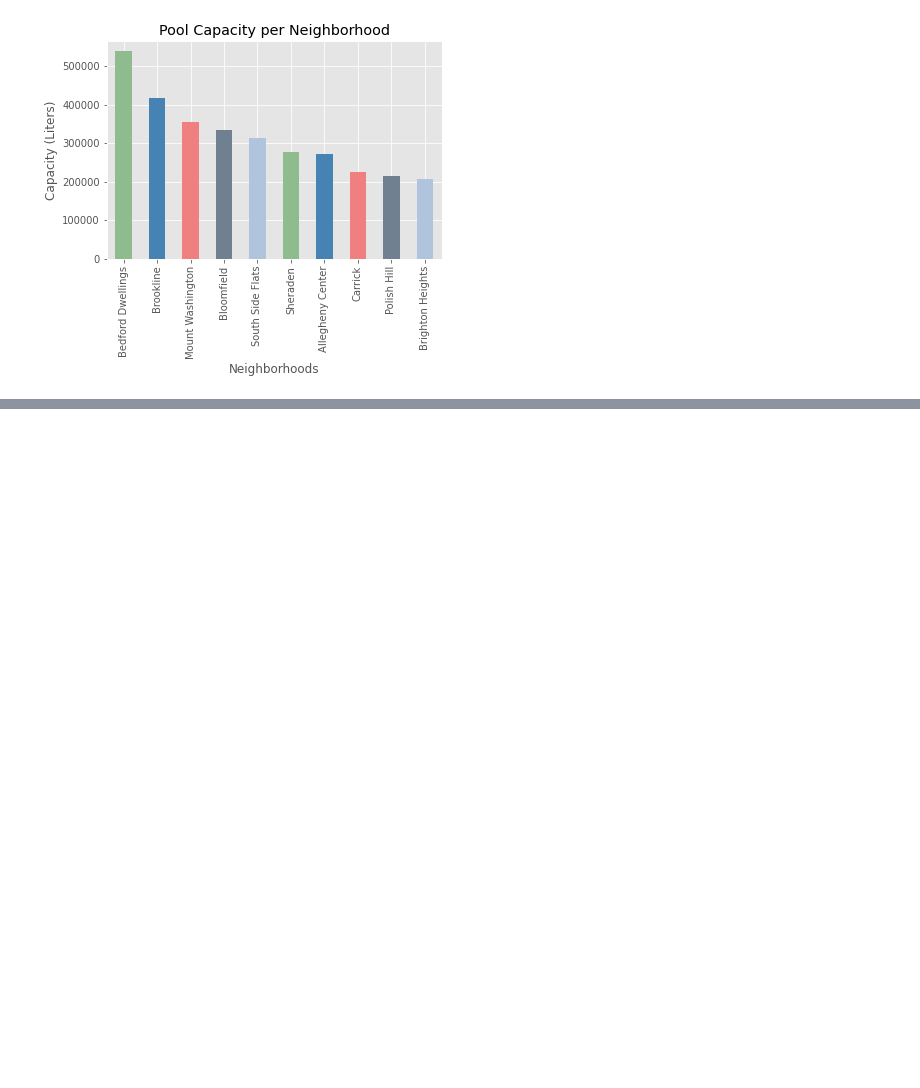
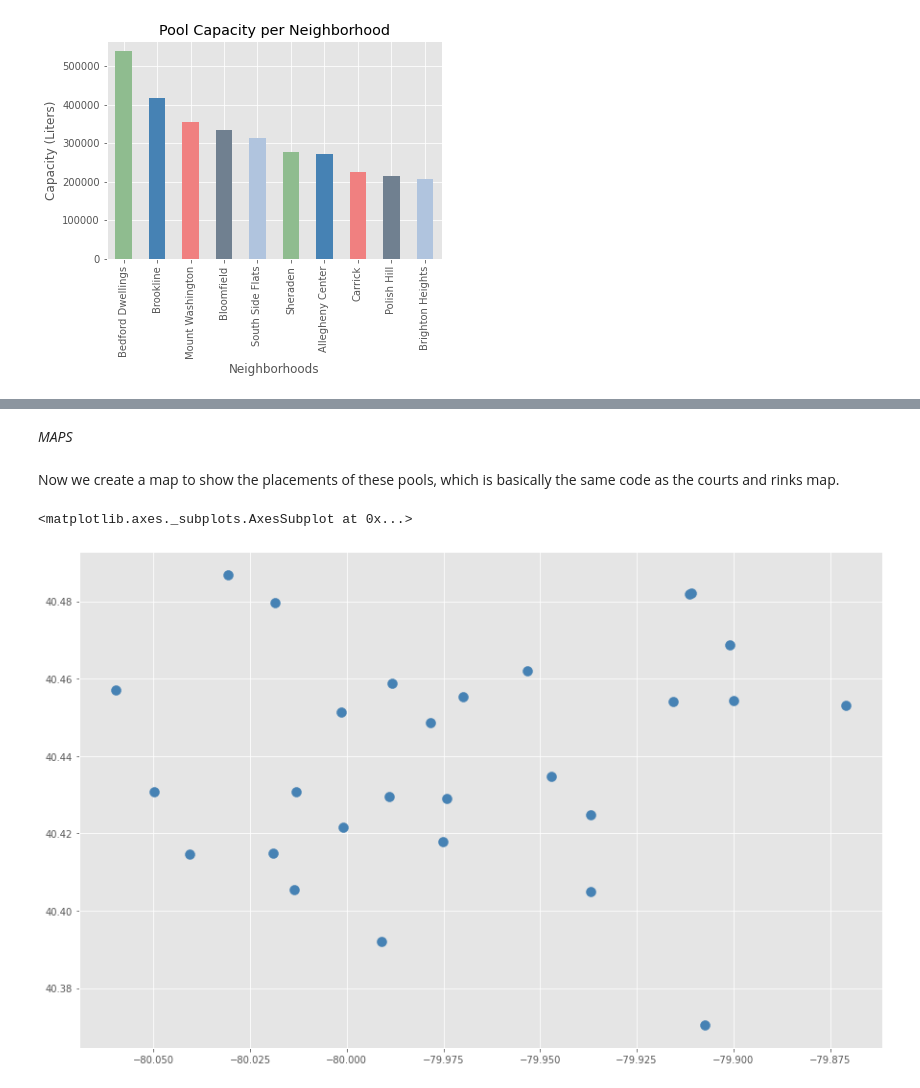
Before and after one commit to mis250/Final-Project, a Jupyter notebook: TheBestNeighborhood.ipynb, the cells around one changed output, grey strips where cells are left out. Drawn from its saved outputs; the diff is of its cells as text; code cells hidden in the pictures; blank space fills up the shorter version.

```diff
--- a/TheBestNeighborhood.ipynb
+++ b/TheBestNeighborhood.ipynb
@@ -222,0 +247,13 @@ Text(0, 0.5, 'Capacity (Liters)')
+# %% [markdown]
+*MAPS*
+# %% [markdown]
+Now we create a map to show the placements of these pools, which is basically the same code as the courts and rinks map.
+# %%
+pools['coordinates'] = pools[['longitude','latitude']].values.tolist()
+pools['coordinates'] = pools['coordinates'].apply(Point)
+
+pools_graph = gpd.GeoDataFrame(pools, geometry = 'coordinates')
+pools_graph.plot(color='steelblue', figsize=(15,15), markersize=100)
+# %% [output]
+<matplotlib.axes._subplots.AxesSubplot at 0x...>
+[figure, added]
```
Also changed, not shown: parts of 38 cells of this notebook, 2 other files.
